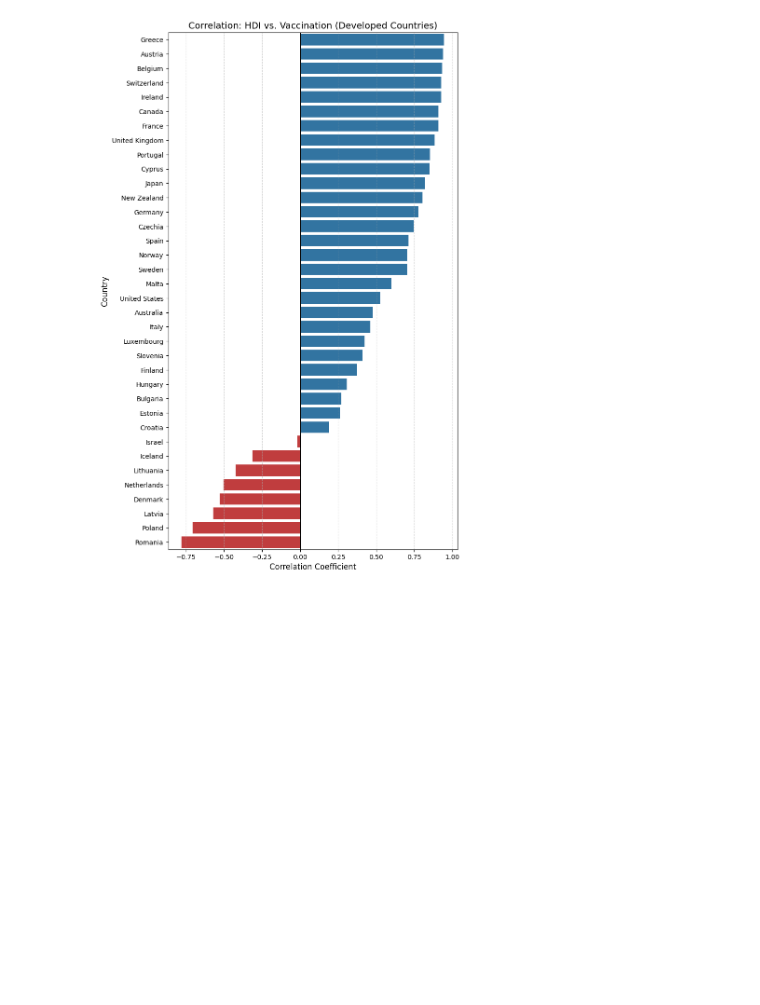
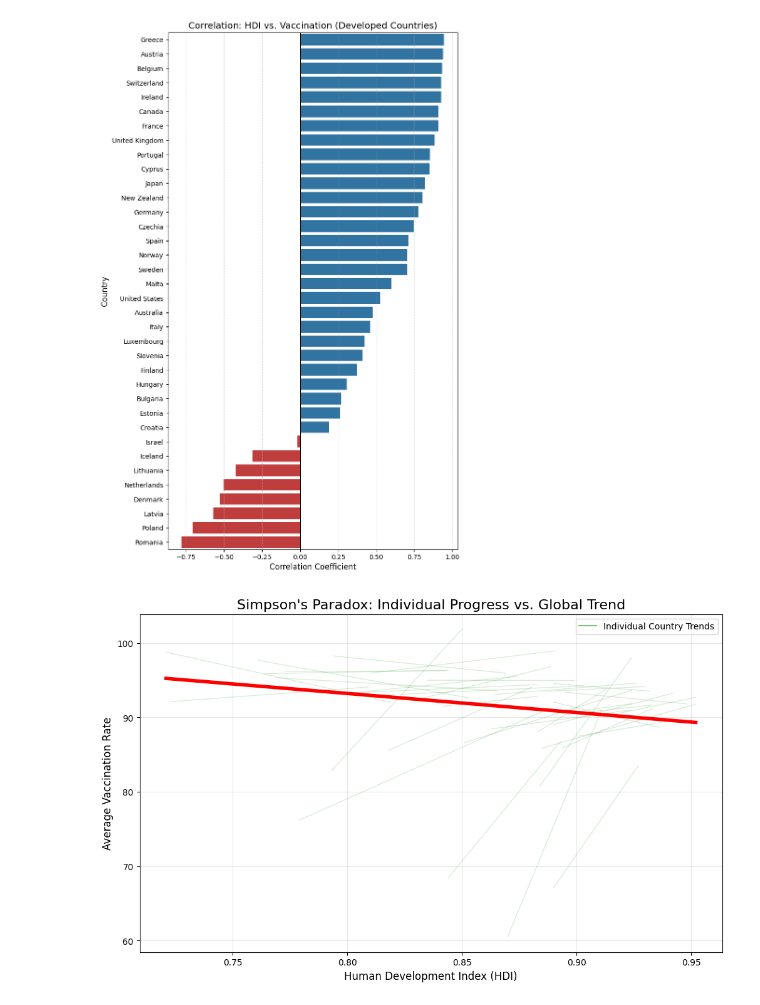
Before and after one commit to ShazaAbdallah/Data-management-236003, a Jupyter notebook: Project/project-updated.ipynb, the cells around one changed output. Cells and saved outputs as stored; diff of their text form; code cells hidden in the pictures; blank space fills up the shorter version.

Commit message:
added new 2016-2022 data and analysis

```diff
--- a/Project/project-updated.ipynb
+++ b/Project/project-updated.ipynb
@@ -720,3 +720,50 @@ Passing `palette` without assigning `hue` is deprecated and will be removed in v
 
   sns.barplot(
 [figure]
+# %%
+import seaborn as sns
+import matplotlib.pyplot as plt
+
+# 1. Filter Data
+dev_df = combined_df[combined_df["Status"] == "Developed"].copy()
+
+plt.figure(figsize=(12, 7))
+
+# 2. Plot INDIVIDUAL Country Trends (The "Spaghetti")
+# We loop through countries and plot faint lines for each
+# This shows the "Positive" trend you saw in the bar chart
+for country in dev_df['Country'].unique():
+    subset = dev_df[dev_df['Country'] == country]
+    # Only plot if we have enough data points
+    if len(subset) > 5:
+        sns.regplot(
+            x=subset['hdi'],
+            y=subset['avg_vaccination'],
+            ci=None,
+            scatter=False,    # No dots, just lines
+            line_kws={'alpha': 0.15, 'color': 'green', 'linewidth': 1} # Faint Green
+        )
+
+# 3. Plot the GLOBAL Trend (The "Paradox")
+# This pools all data together. This is the "Negative" number you got earlier.
+sns.regplot(
+    data=dev_df,
+    x='hdi',
+    y='avg_vaccination',
+    scatter=False,
+    ci=None,
+    line_kws={'color': 'red', 'linewidth': 4, 'label': 'Global Trend (All Data)'}
+)
+
+# Dummy line for legend to represent individual countries
+plt.plot([], [], color='green', alpha=0.5, label='Individual Country Trends')
+
+plt.title("Simpson's Paradox: Individual Progress vs. Global Trend", fontsize=16)
+plt.xlabel("Human Development Index (HDI)", fontsize=12)
+plt.ylabel("Average Vaccination Rate", fontsize=12)
+plt.legend()
+plt.grid(True, alpha=0.3)
+
+plt.show()
+# %% [output]
+[figure, added]
```
Also changed, not shown: parts of 8 cells of this notebook, 4 other files.
